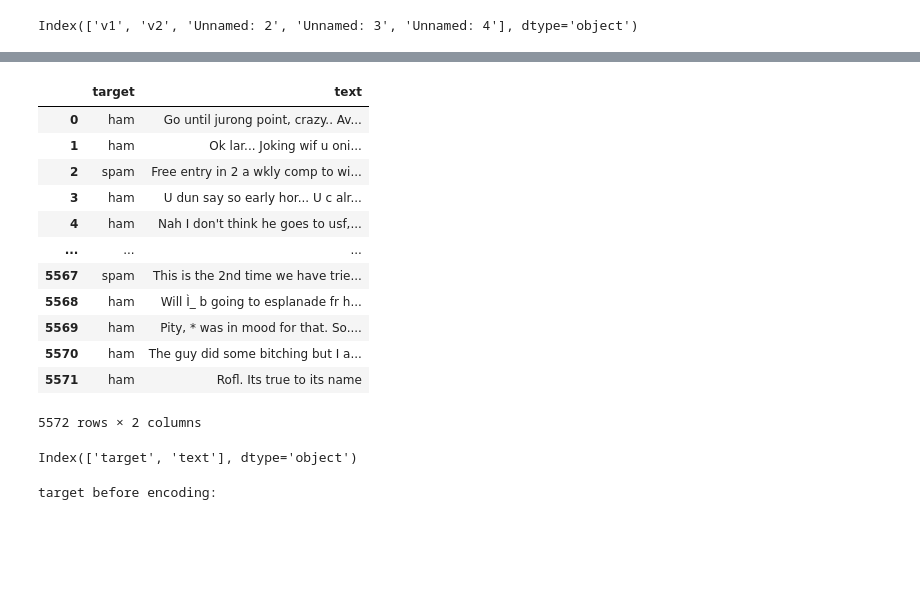
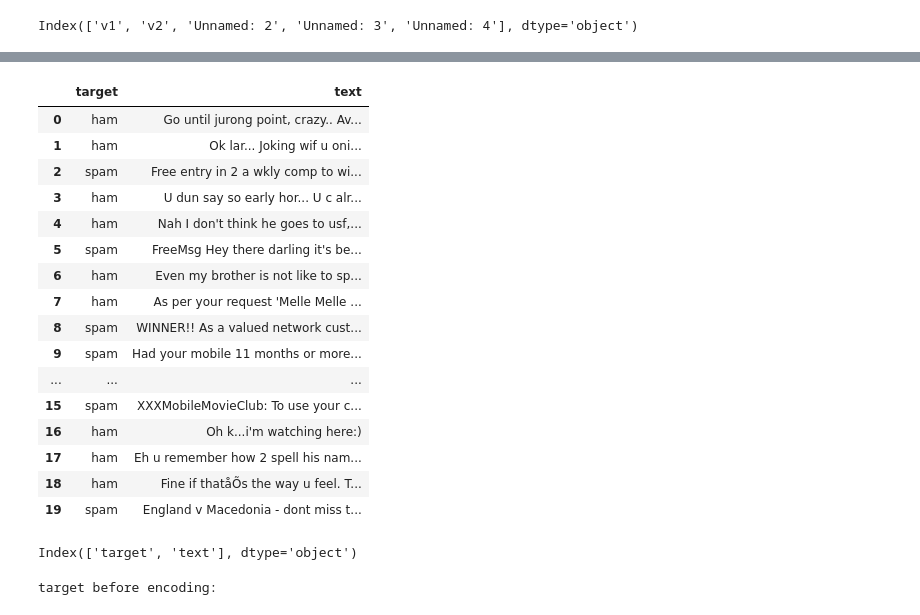
Before and after one commit to Abbracx/Data-Science, a Jupyter notebook: spam-classifier/Email_Spam_SMS_Classification.ipynb, the cells around one changed output, grey strips where cells are left out. Cells and saved outputs as stored; diff of their text form; code cells hidden in the pictures; blank space fills up the shorter version.

Commit message:
chore: performed data cleaning for spam-classifier

```diff
--- a/spam-classifier/Email_Spam_SMS_Classification.ipynb
+++ b/spam-classifier/Email_Spam_SMS_Classification.ipynb
@@ -72,23 +75,28 @@ df
 # %%
 #rename the columns to a more describtive name
 df.rename(columns={'v1':'target', 'v2':'text'}, inplace=True)
-df
+df.head(20)
 # %% [output]
 |  | target | text |
 | 0 | ham | Go until jurong point, crazy.. Av... |
 | 1 | ham | Ok lar... Joking wif u oni... |
 | 2 | spam | Free entry in 2 a wkly comp to wi... |
 | 3 | ham | U dun say so early hor... U c alr... |
 | 4 | ham | Nah I don't think he goes to usf,... |
+| 5 | spam | FreeMsg Hey there darling it's be... |
+| 6 | ham | Even my brother is not like to sp... |
+| 7 | ham | As per your request 'Melle Melle ... |
+| 8 | spam | WINNER!! As a valued network cust... |
+| 9 | spam | Had your mobile 11 months or more... |
 | ... | ... | ... |
-| 5567 | spam | This is the 2nd time we have trie... |
-| 5568 | ham | Will Ì_ b going to esplanade fr h... |
-| 5569 | ham | Pity, * was in mood for that. So.... |
-| 5570 | ham | The guy did some bitching but I a... |
-| 5571 | ham | Rofl. Its true to its name |
+| 15 | spam | XXXMobileMovieClub: To use your c... |
+| 16 | ham | Oh k...i'm watching here:) |
+| 17 | ham | Eh u remember how 2 spell his nam... |
+| 18 | ham | Fine if thatåÕs the way u feel. T... |
+| 19 | spam | England v Macedonia - dont miss t... |
-5572 rows × 2 columns
-# %%
-df.columns
-# %% [output]
-Index(['target', 'text'], dtype='object')
+# %%
+# displays columns
+df.columns
+# %% [output]
+Index(['target', 'text'], dtype='object')
 # %%
```
Also changed, not shown: parts of 35 cells of this notebook, 8 other files.
